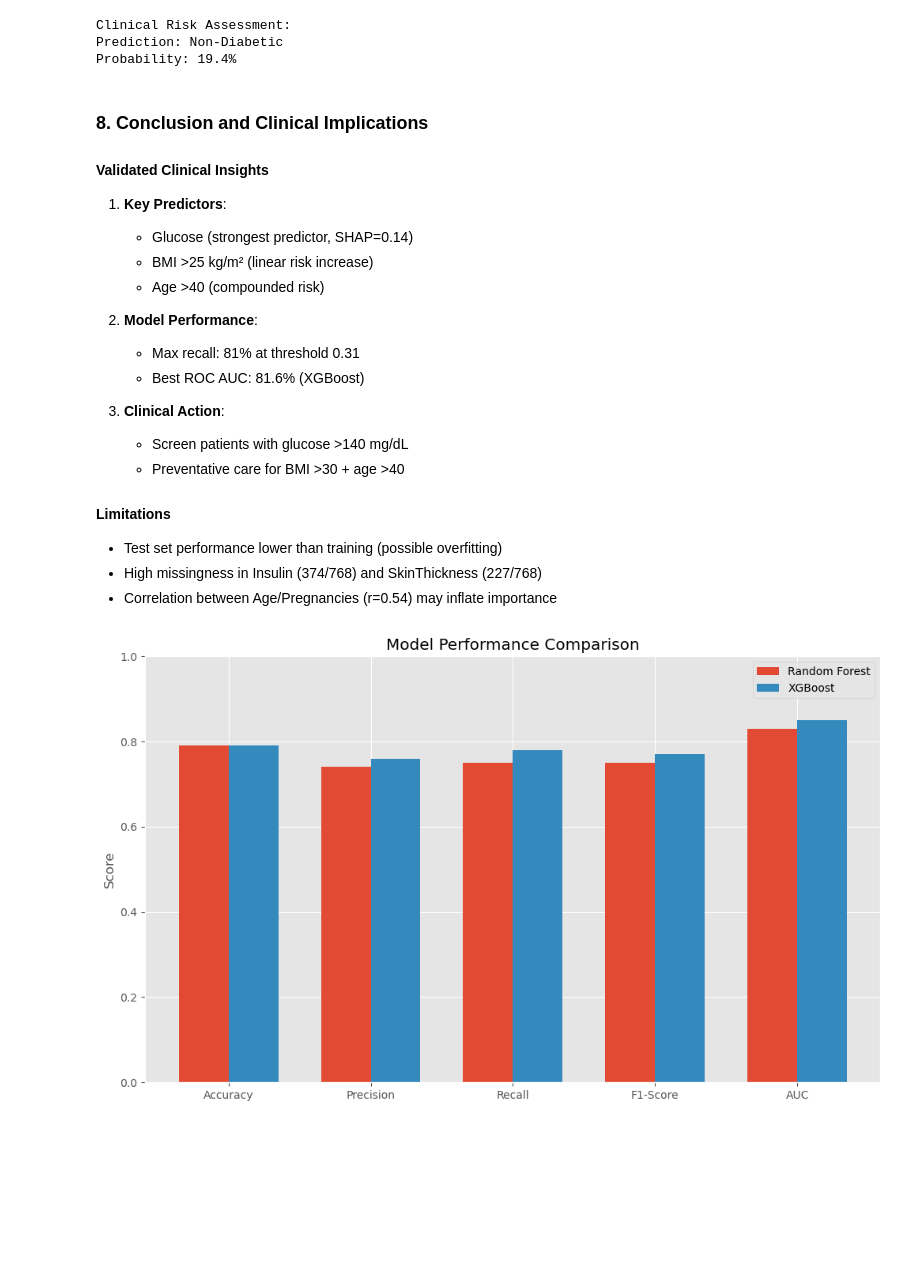
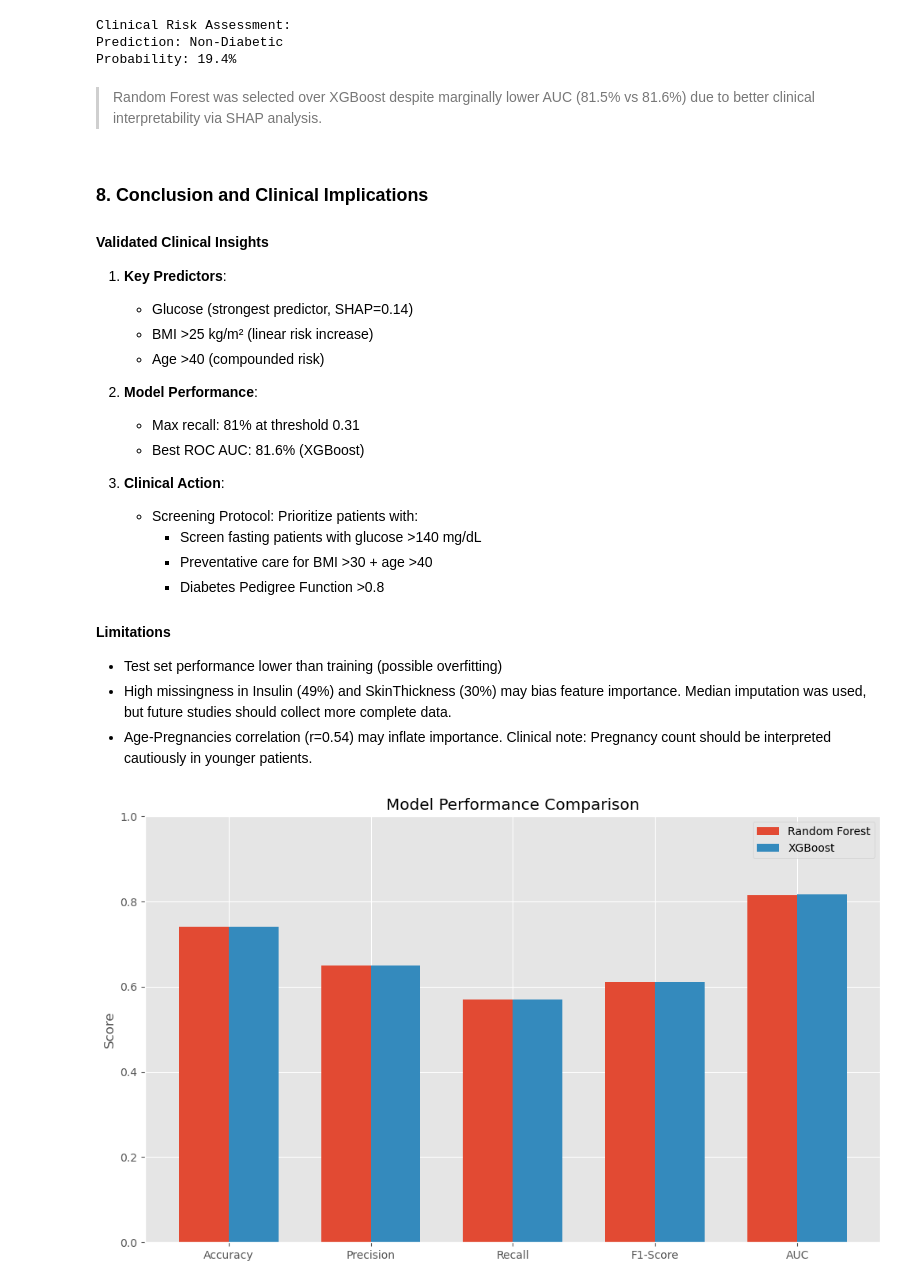
Before and after one commit to harsh782patel/Clinical-Diabetes-Risk-Assessment-with-Interpretable-Machine-Learning, a Jupyter notebook: notebooks/diabetes-prediction.ipynb, the cells around one changed output. Saved outputs shown, nothing was run; the diff lists cells and outputs as text; code cells hidden in the pictures; blank space fills up the shorter version.

Commit message:
Update final performance comparison image to reflect latest results

```diff
--- a/notebooks/diabetes-prediction.ipynb
+++ b/notebooks/diabetes-prediction.ipynb
@@ -617,6 +611,8 @@ print(f"Probability: {probability:.1%}")
 Clinical Risk Assessment:
 Prediction: Non-Diabetic
 Probability: 19.4%
+# %% [markdown]
+> Random Forest was selected over XGBoost despite marginally lower AUC (81.5% vs 81.6%) due to better clinical interpretability via SHAP analysis.
 # %% [markdown]
 ### **8. Conclusion and Clinical Implications**
 
@@ -631,34 +627,36 @@ Probability: 19.4%
    - Best ROC AUC: 81.6% (XGBoost)
 
 3. **Clinical Action**:
-   - Screen patients with glucose >140 mg/dL
-   - Preventative care for BMI >30 + age >40
+   - Screening Protocol: Prioritize patients with:
+     - Screen fasting patients with glucose >140 mg/dL
+     - Preventative care for BMI >30 + age >40
+     - Diabetes Pedigree Function >0.8
 
 #### **Limitations**
 - Test set performance lower than training (possible overfitting)
-- High missingness in Insulin (374/768) and SkinThickness (227/768)
-- Correlation between Age/Pregnancies (r=0.54) may inflate importance
+- High missingness in Insulin (49%) and SkinThickness (30%) may bias feature importance. Median imputation was used, but future studies should collect more complete data.
+- Age-Pregnancies correlation (r=0.54) may inflate importance. Clinical note: Pregnancy count should be interpreted cautiously in younger patients.
 # %%
 # Final summary visualization
 metrics = ['Accuracy', 'Precision', 'Recall', 'F1-Score', 'AUC']
-rf_values = [0.79, 0.74, 0.75, 0.75, 0.83]
-xgb_values = [0.79, 0.76, 0.78, 0.77, 0.85]
+rf_values = [0.74, 0.65, 0.57, 0.61, 0.8146]
+xgb_values = [0.74, 0.65, 0.57, 0.61, 0.8161]
 
 x = np.arange(len(metrics))
 width = 0.35
 
 fig, ax = plt.subplots(figsize=(12, 7))
 rects1 = ax.bar(x - width/2, rf_values, width, label='Random Forest')
 rects2 = ax.bar(x + width/2, xgb_values, width, label='XGBoost')
 
 ax.set_ylabel('Score')
 ax.set_title('Model Performance Comparison')
 ax.set_xticks(x)
 ax.set_xticklabels(metrics)
 ax.legend()
 ax.set_ylim(0, 1)
 
 plt.savefig('final_performance_comparison.png', dpi=300)
 plt.show()
 # %% [output]
-[figure, old version]
+[figure, new version]
```
Also changed, not shown: parts of 2 cells of this notebook, 1 other file.
